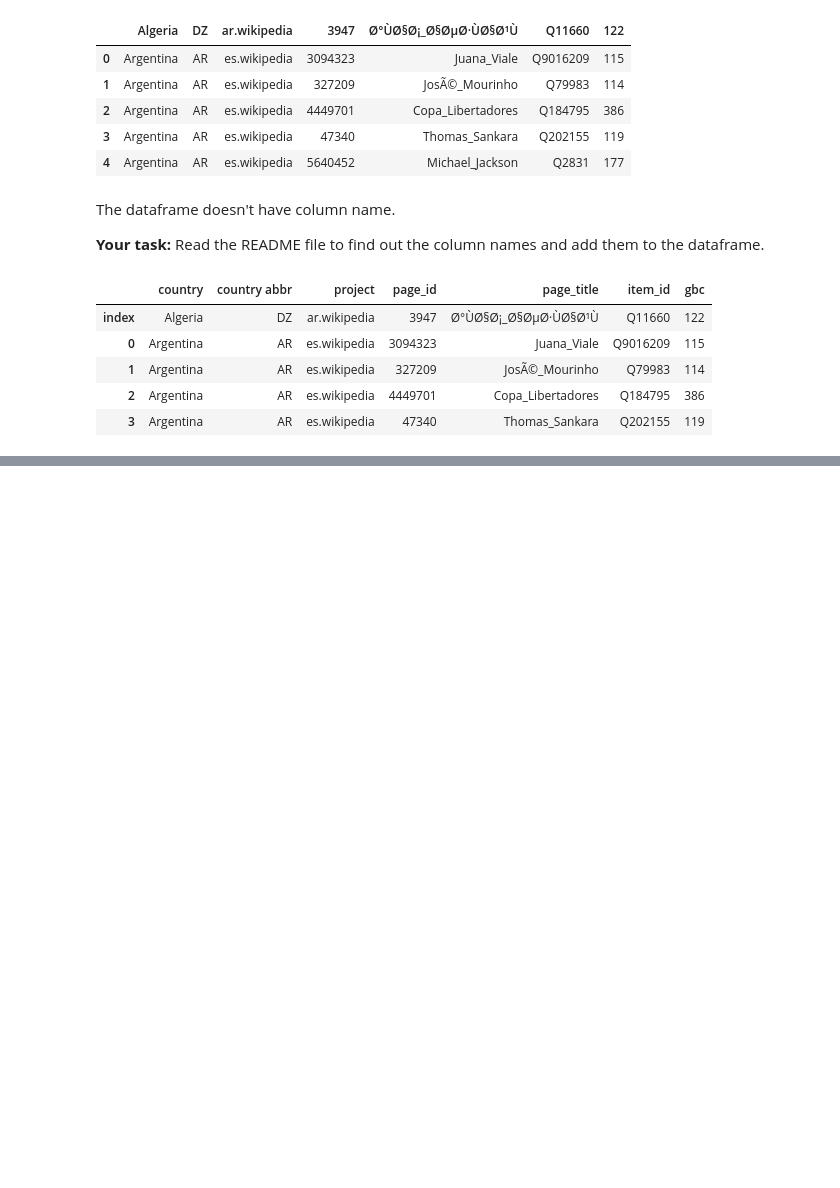
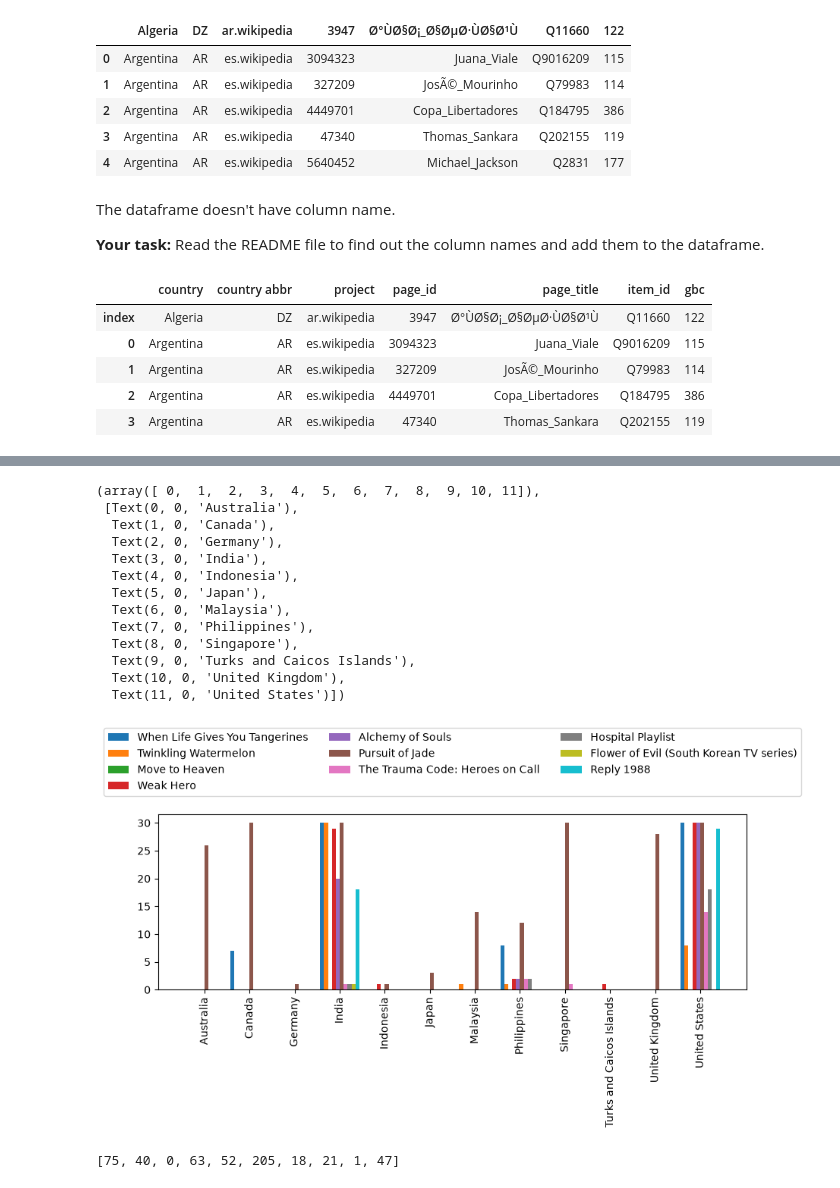
Before and after one commit to sday04/week5-wed, a Jupyter notebook: week5-wed-notebook.ipynb, the cells around one changed output, grey strips where cells are left out. Drawn from its saved outputs; the diff is of its cells as text; code cells hidden in the pictures; blank space fills up the shorter version.

```diff
--- a/week5-wed-notebook.ipynb
+++ b/week5-wed-notebook.ipynb
@@ -281,0 +325,4 @@ df.head()
+# %%
+for drama in topDramas:
+    drama = drama.replace(" ", "_")
+    print(drama)
@@ -281,0 +372,3 @@ df.head()
+# %%
+# Sorting dataset by country
+df_main = df_main.sort_values(by=["country"])
@@ -281,0 +384,17 @@ df.head()
+# %%
+# Getting number of views by country per kdrama
+countries = list(set(df_main["country"]))
+
+# row --> country    column --> kdrama
+kdrama_views_country = []
+
+for country in countries:
+    row_country = []
+    country_df = df_main.iloc[df_main["country"]==country,]
+    for drama in topDramas:
+        drama_df = country_df.iloc[country_df["page_title"]==drama.replace(" ", "_"),]
+        numViews = len(drama_df.index)
+        row_country.append(numViews)
+    kdrama_views_country.append(row_country)
+# %%
+views_country_df = pd.DataFrame(kdrama_views_country, index=countries, columns=topDramas).sort_index()
@@ -281,0 +417,23 @@ df.head()
+# %%
+import matplotlib.pyplot as plt
+plt.style.use('default')
+
+fig, ax = plt.subplots(figsize=(10, 3), layout='constrained')
+res = ax.grouped_bar(views_country_df)
+ax.legend(loc="center", bbox_to_anchor=(.5, 1.3), ncols=3)
+plt.xticks(rotation='vertical')
+# %% [output]
+(array([ 0,  1,  2,  3,  4,  5,  6,  7,  8,  9, 10, 11]),
+ [Text(0, 0, 'Australia'),
+  Text(1, 0, 'Canada'),
+  Text(2, 0, 'Germany'),
+  Text(3, 0, 'India'),
+  Text(4, 0, 'Indonesia'),
+  Text(5, 0, 'Japan'),
+  Text(6, 0, 'Malaysia'),
+  Text(7, 0, 'Philippines'),
+  Text(8, 0, 'Singapore'),
+  Text(9, 0, 'Turks and Caicos Islands'),
+  Text(10, 0, 'United Kingdom'),
+  Text(11, 0, 'United States')])
+[figure, added]
@@ -281,0 +448,4 @@ df.head()
+# %%
+view_by_kdrama
+# %% [output]
+[75, 40, 0, 63, 52, 205, 18, 21, 1, 47]
```
Also changed, not shown: parts of 16 cells of this notebook, 1 other file.
